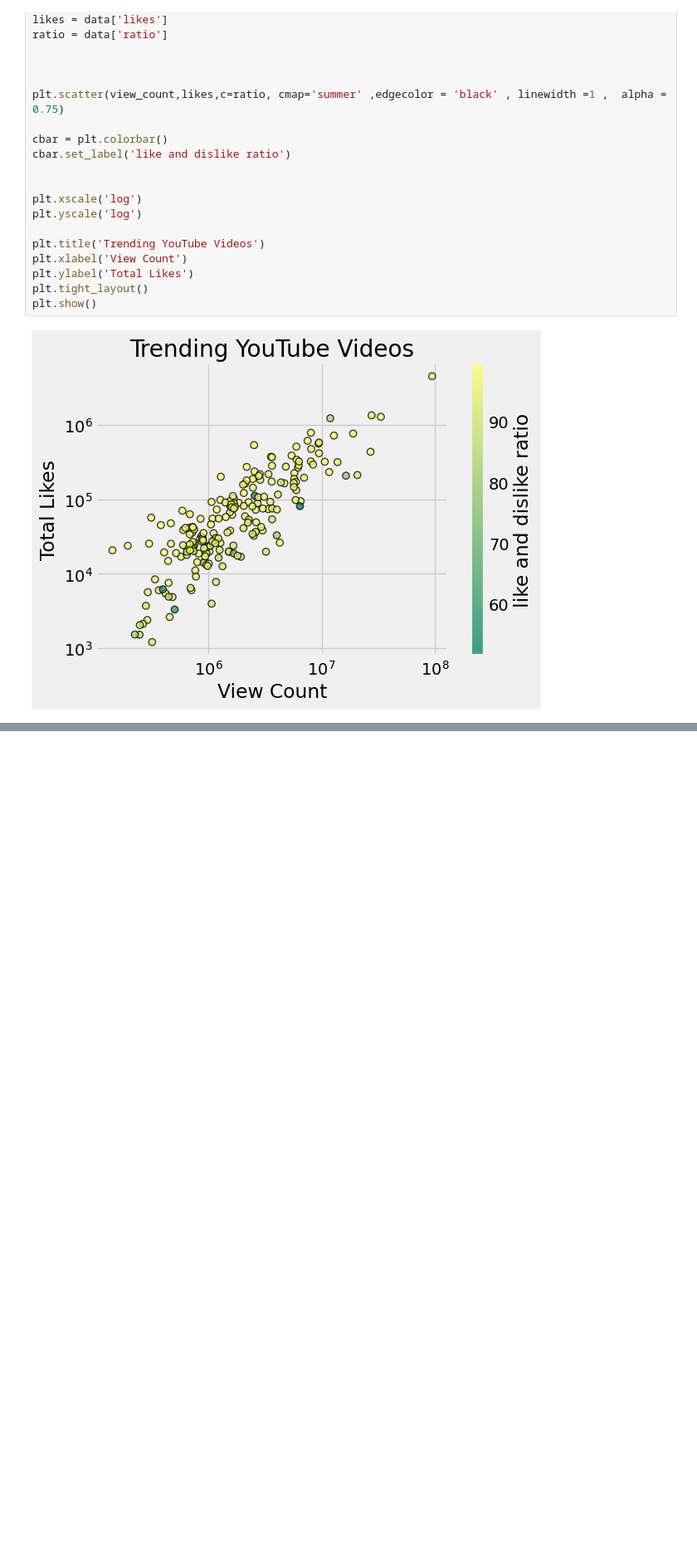
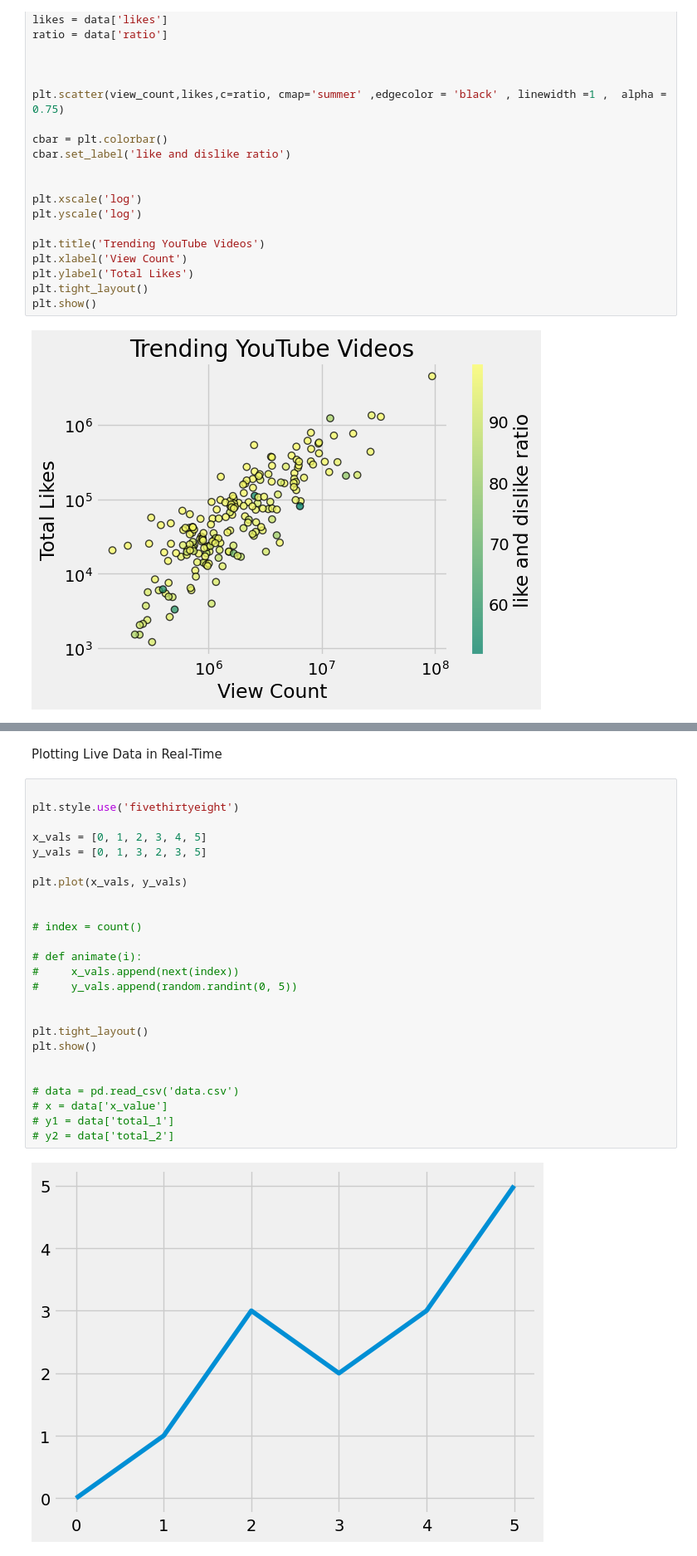
Before and after one commit to Hitesh-Ojha/learning, a Jupyter notebook: data science/matplotlib.ipynb, the cells around one changed output, grey strips where cells are left out. Shown at 83% size. Drawn from its saved outputs; the diff is of its cells as text; blank space fills up the shorter version.

```diff
--- a/data science/matplotlib.ipynb
+++ b/data science/matplotlib.ipynb
@@ -450,0 +515,29 @@ plt.show()
+# %% [markdown]
+Plotting Live Data in Real-Time
+# %%
+
+plt.style.use('fivethirtyeight')
+
+x_vals = [0, 1, 2, 3, 4, 5]
+y_vals = [0, 1, 3, 2, 3, 5]
+
+plt.plot(x_vals, y_vals)
+
+
+# index = count()
+
+# def animate(i):
+#     x_vals.append(next(index))
+#     y_vals.append(random.randint(0, 5))
+
+
+plt.tight_layout()
+plt.show()
+
+
+# data = pd.read_csv('data.csv')
+# x = data['x_value']
+# y1 = data['total_1']
+# y2 = data['total_2']
+# %% [output]
+[figure, added]
```
Also changed, not shown: parts of 5 cells of this notebook, 1 other file.
